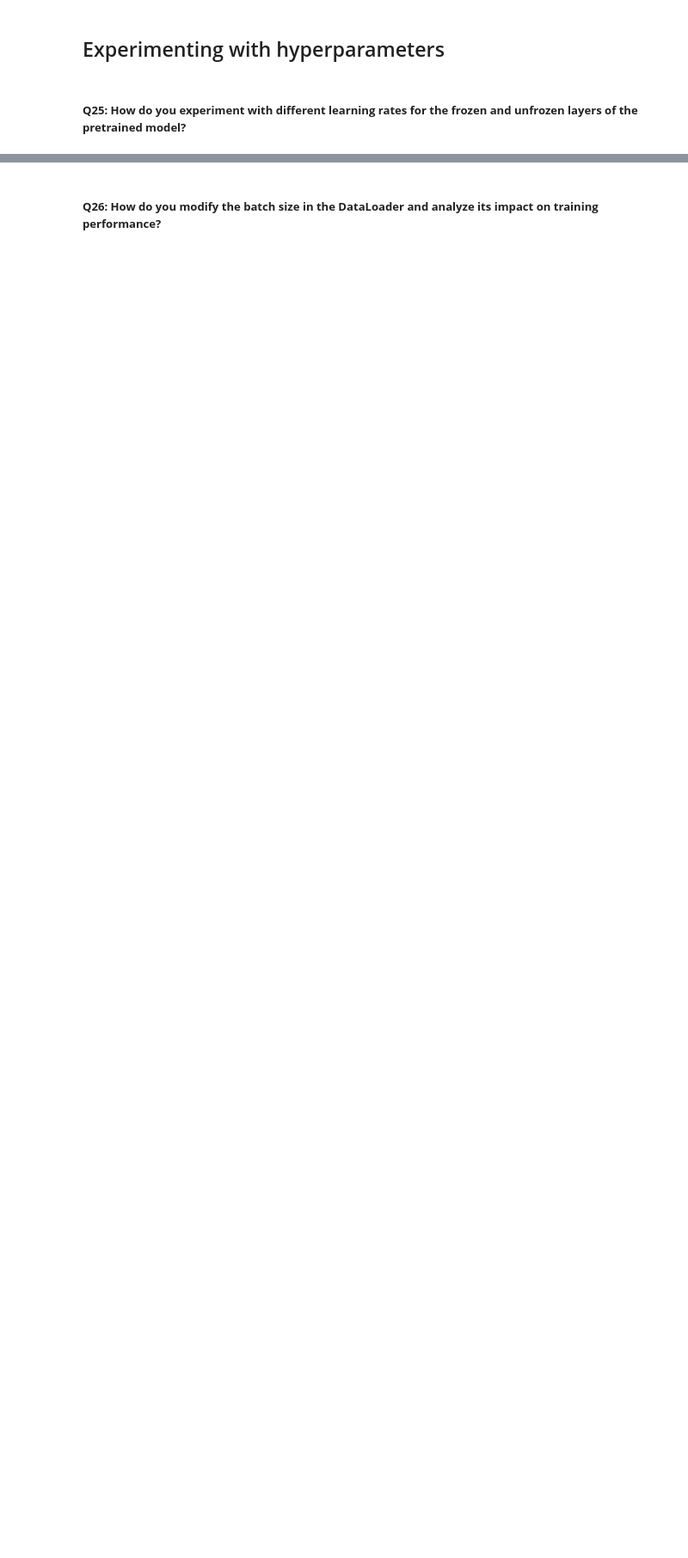
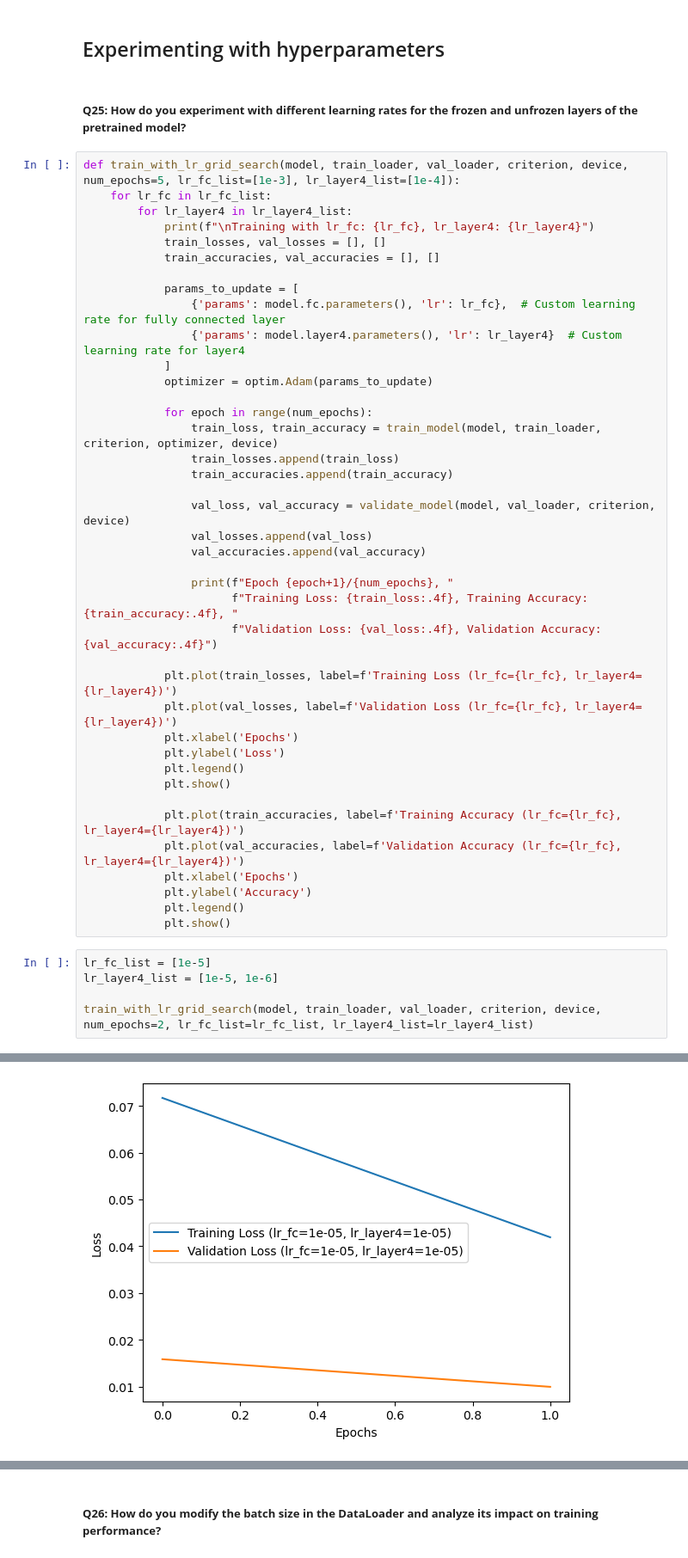
Before and after one commit to fellmir/pyTorchBasis, a Jupyter notebook: 01-intermediate-projects/11_transfer_learning.ipynb, the cells around one changed output, grey strips where cells are left out. Shown at 86% size. Saved outputs shown, nothing was run; the diff lists cells and outputs as text; blank space fills up the shorter version.

```diff
--- a/01-intermediate-projects/11_transfer_learning.ipynb
+++ b/01-intermediate-projects/11_transfer_learning.ipynb
@@ -255,3 +590,49 @@ Where $ \lambda $ is the regularization parameter. This term discourages large w
 ## Experimenting with hyperparameters
 # %% [markdown]
 ##### **Q25: How do you experiment with different learning rates for the frozen and unfrozen layers of the pretrained model?**
+# %%
+def train_with_lr_grid_search(model, train_loader, val_loader, criterion, device, num_epochs=5, lr_fc_list=[1e-3], lr_layer4_list=[1e-4]):
+    for lr_fc in lr_fc_list:
+        for lr_layer4 in lr_layer4_list:
+            print(f"\nTraining with lr_fc: {lr_fc}, lr_layer4: {lr_layer4}")
+            train_losses, val_losses = [], []
+            train_accuracies, val_accuracies = [], []
+
+            params_to_update = [
+                {'params': model.fc.parameters(), 'lr': lr_fc},  # Custom learning rate for fully connected layer
+                {'params': model.layer4.parameters(), 'lr': lr_layer4}  # Custom learning rate for layer4
+            ]
+            optimizer = optim.Adam(params_to_update)
+
+            for epoch in range(num_epochs):
+                train_loss, train_accuracy = train_model(model, train_loader, criterion, optimizer, device)
+                train_losses.append(train_loss)
+                train_accuracies.append(train_accuracy)
+
+                val_loss, val_accuracy = validate_model(model, val_loader, criterion, device)
+                val_losses.append(val_loss)
+                val_accuracies.append(val_accuracy)
+
+                print(f"Epoch {epoch+1}/{num_epochs}, "
+                      f"Training Loss: {train_loss:.4f}, Training Accuracy: {train_accuracy:.4f}, "
+                      f"Validation Loss: {val_loss:.4f}, Validation Accuracy: {val_accuracy:.4f}")
+
+            plt.plot(train_losses, label=f'Training Loss (lr_fc={lr_fc}, lr_layer4={lr_layer4})')
+            plt.plot(val_losses, label=f'Validation Loss (lr_fc={lr_fc}, lr_layer4={lr_layer4})')
+            plt.xlabel('Epochs')
+            plt.ylabel('Loss')
+            plt.legend()
+            plt.show()
+
+            plt.plot(train_accuracies, label=f'Training Accuracy (lr_fc={lr_fc}, lr_layer4={lr_layer4})')
+            plt.plot(val_accuracies, label=f'Validation Accuracy (lr_fc={lr_fc}, lr_layer4={lr_layer4})')
+            plt.xlabel('Epochs')
+            plt.ylabel('Accuracy')
+            plt.legend()
+            plt.show()
+# %%
+lr_fc_list = [1e-5]
+lr_layer4_list = [1e-5, 1e-6]
+
+train_with_lr_grid_search(model, train_loader, val_loader, criterion, device, num_epochs=2, lr_fc_list=lr_fc_list, lr_layer4_list=lr_layer4_list)
+# %% [output]
@@ -257,0 +642 @@ Where $ \lambda $ is the regularization parameter. This term discourages large w
+[figure, added]
```
Also changed, not shown: parts of 41 cells of this notebook, 10 other files.
